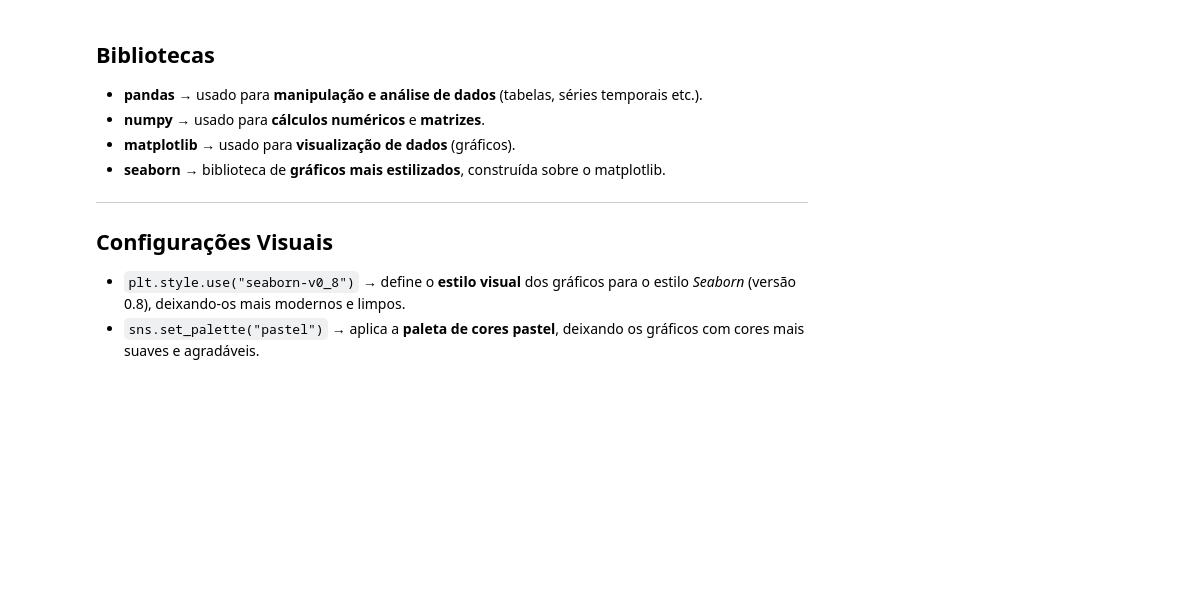
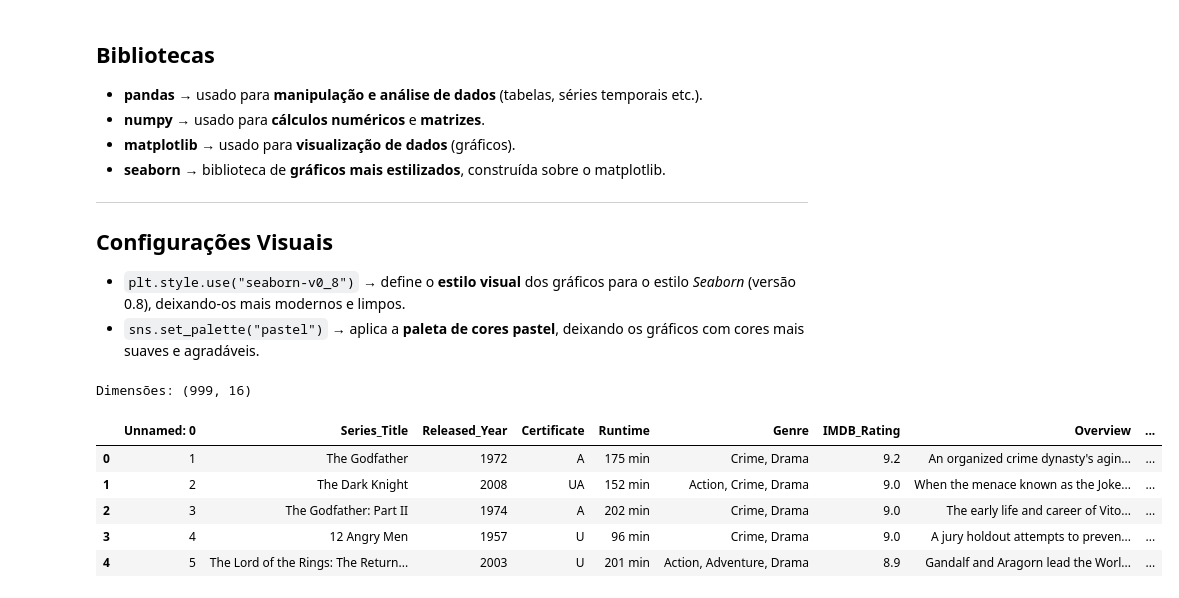
Before and after one commit to Barbaralampert97/LH_CD_Barbaralampert97, a Jupyter notebook: analise.ipynb, the cells around one changed output. Saved outputs shown, nothing was run; the diff lists cells and outputs as text; code cells hidden in the pictures; blank space fills up the shorter version.

```diff
--- a/analise.ipynb
+++ b/analise.ipynb
@@ -36 +37,13 @@ sns.set_palette("pastel")
 dados_imdb = pd.read_csv("desafio_indicium_imdb.csv", sep=",")
+# %%
+# Visão geral inicial
+print("Dimensões:", dados_imdb.shape)
+dados_imdb.head()
+# %% [output]
+Dimensões: (999, 16)
+|  | Unnamed: 0 | Series_Title | Released_Year | Certificate | Runtime | Genre | IMDB_Rating | Overview | ... |
+| 0 | 1 | The Godfather | 1972 | A | 175 min | Crime, Drama | 9.2 | An organized crime dynasty's agin... | ... |
+| 1 | 2 | The Dark Knight | 2008 | UA | 152 min | Action, Crime, Drama | 9.0 | When the menace known as the Joke... | ... |
+| 2 | 3 | The Godfather: Part II | 1974 | A | 202 min | Crime, Drama | 9.0 | The early life and career of Vito... | ... |
+| 3 | 4 | 12 Angry Men | 1957 | U | 96 min | Crime, Drama | 9.0 | A jury holdout attempts to preven... | ... |
+| 4 | 5 | The Lord of the Rings: The Return... | 2003 | U | 201 min | Action, Adventure, Drama | 8.9 | Gandalf and Aragorn lead the Worl... | ... |
```
Also changed, not shown: parts of 17 cells of this notebook, 7 other files.
